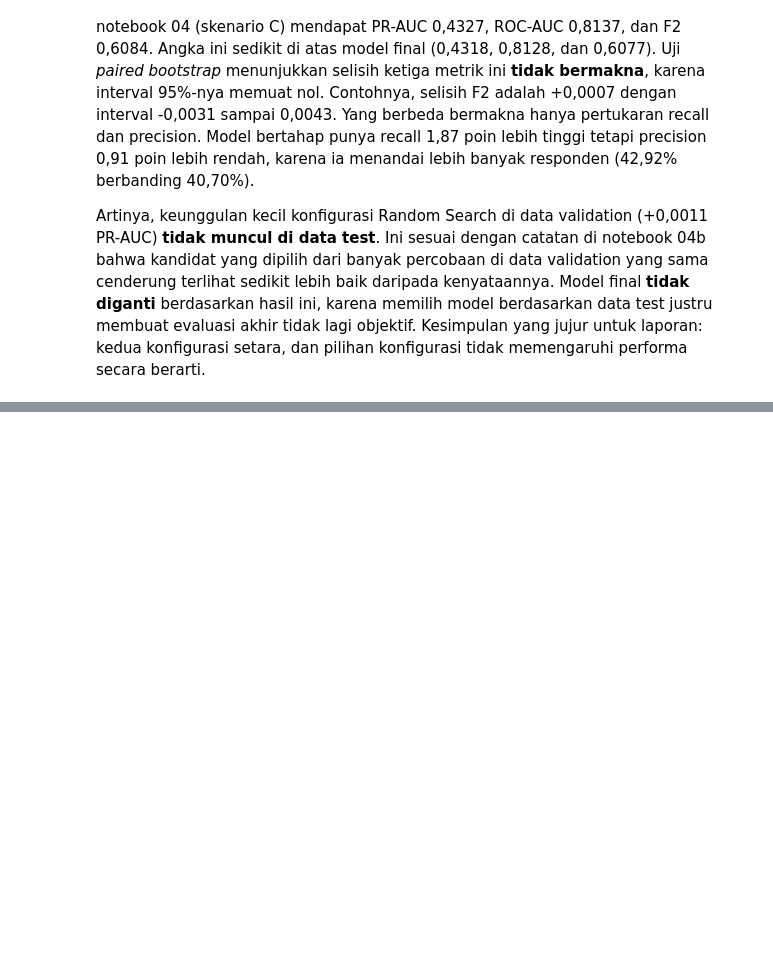
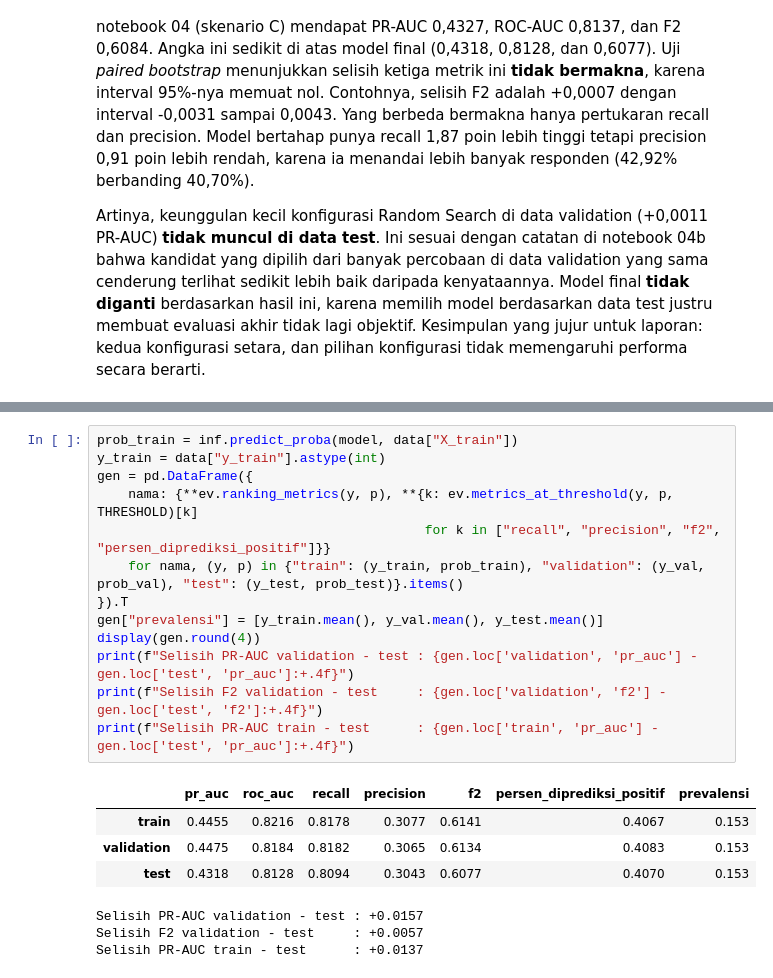
Before and after one commit to felix-malvin/mythos-diabetes-risk-mlp, a Jupyter notebook: notebooks/07_evaluasi_final.ipynb, the cells around one changed output, grey strips where cells are left out. Cells and saved outputs as stored; diff of their text form; blank space fills up the shorter version.

Commit message:
Evaluasi: Generalisasi dat training, data validation, dan data testing

```diff
--- a/notebooks/07_evaluasi_final.ipynb
+++ b/notebooks/07_evaluasi_final.ipynb
@@ -293,0 +298,21 @@ Artinya, keunggulan kecil konfigurasi Random Search di data validation (+0,0011
+# %%
+prob_train = inf.predict_proba(model, data["X_train"])
+y_train = data["y_train"].astype(int)
+gen = pd.DataFrame({
+    nama: {**ev.ranking_metrics(y, p), **{k: ev.metrics_at_threshold(y, p, THRESHOLD)[k]
+                                          for k in ["recall", "precision", "f2", "persen_diprediksi_positif"]}}
+    for nama, (y, p) in {"train": (y_train, prob_train), "validation": (y_val, prob_val), "test": (y_test, prob_test)}.items()
+}).T
+gen["prevalensi"] = [y_train.mean(), y_val.mean(), y_test.mean()]
+display(gen.round(4))
+print(f"Selisih PR-AUC validation - test : {gen.loc['validation', 'pr_auc'] - gen.loc['test', 'pr_auc']:+.4f}")
+print(f"Selisih F2 validation - test     : {gen.loc['validation', 'f2'] - gen.loc['test', 'f2']:+.4f}")
+print(f"Selisih PR-AUC train - test      : {gen.loc['train', 'pr_auc'] - gen.loc['test', 'pr_auc']:+.4f}")
+# %% [output]
+|  | pr_auc | roc_auc | recall | precision | f2 | persen_diprediksi_positif | prevalensi |
+| train | 0.4455 | 0.8216 | 0.8178 | 0.3077 | 0.6141 | 0.4067 | 0.153 |
+| validation | 0.4475 | 0.8184 | 0.8182 | 0.3065 | 0.6134 | 0.4083 | 0.153 |
+| test | 0.4318 | 0.8128 | 0.8094 | 0.3043 | 0.6077 | 0.4070 | 0.153 |
+Selisih PR-AUC validation - test : +0.0157
+Selisih F2 validation - test     : +0.0057
+Selisih PR-AUC train - test      : +0.0137
```
Also changed, not shown: parts of 2 cells of this notebook.
